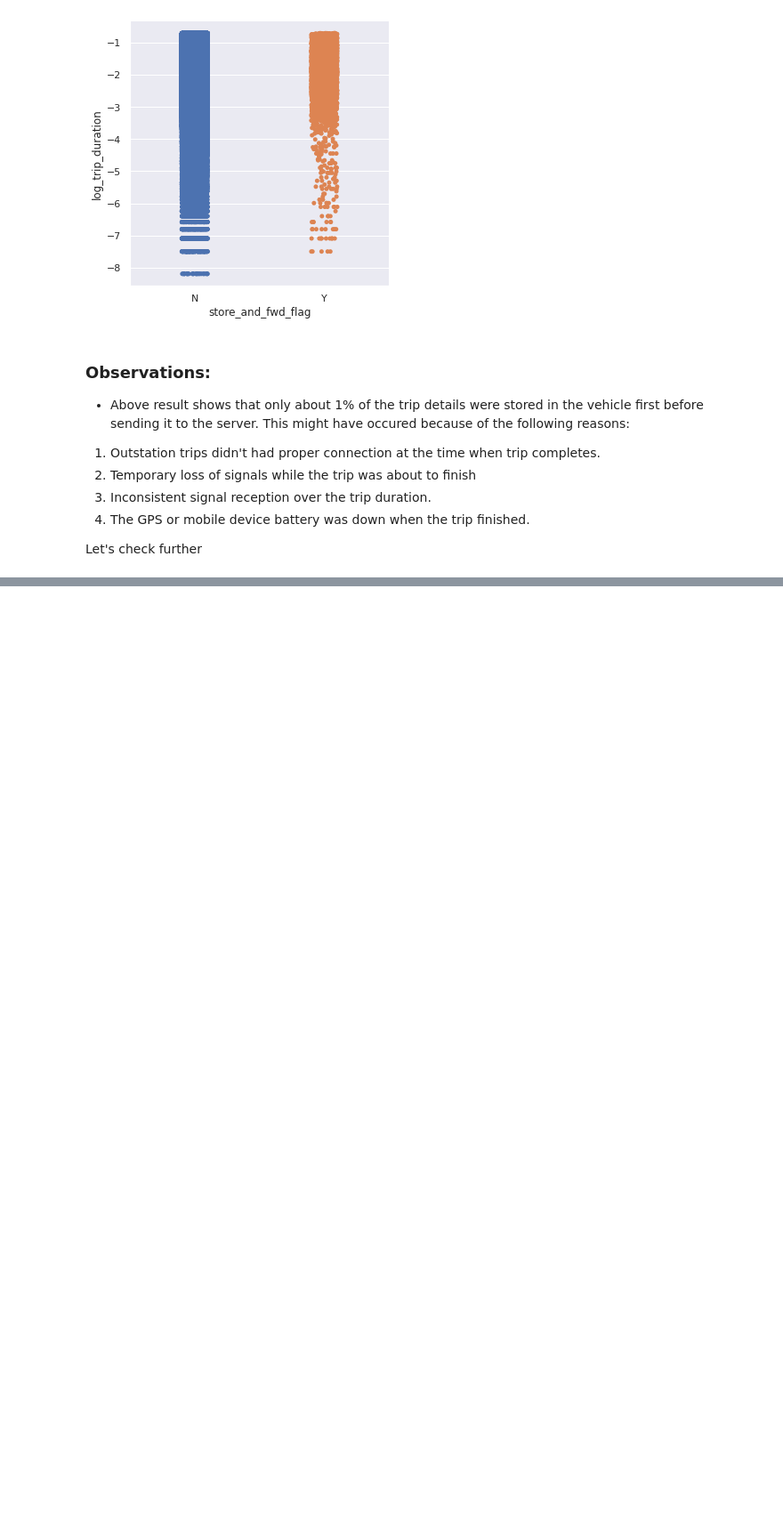
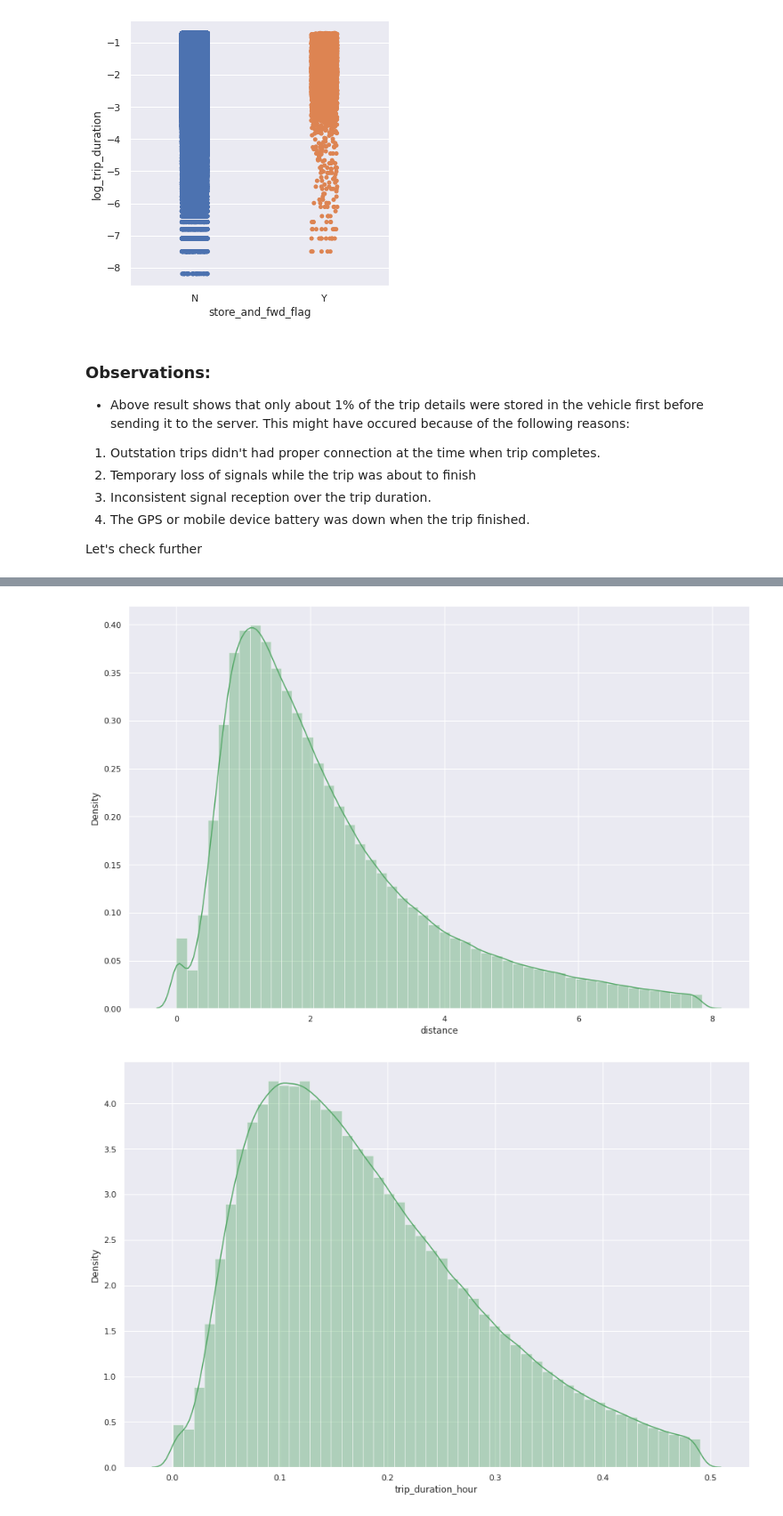
Before and after one commit to AnshRockstar/NYC-Taxi-Trip-Duration-Prediction, a Jupyter notebook: NYC_Taxi_Trip_Time_Prediction_Capstone_Project.ipynb, the cells around one changed output, grey strips where cells are left out. Shown at 89% size. Cells and saved outputs as stored; diff of their text form; code cells hidden in the pictures; blank space fills up the shorter version.

```diff
--- a/NYC_Taxi_Trip_Time_Prediction_Capstone_Project.ipynb
+++ b/NYC_Taxi_Trip_Time_Prediction_Capstone_Project.ipynb
@@ -645,0 +663,8 @@ Let's check further
+# %%
+sample=['distance','trip_duration_hour']
+for i in sample:
+  plt.figure(figsize=(15,10))
+  sns.distplot(nyc_df[i],color="g")
+# %% [output]
+[figure, added]
+[figure, added]
```
Also changed, not shown: parts of 7 cells of this notebook.
